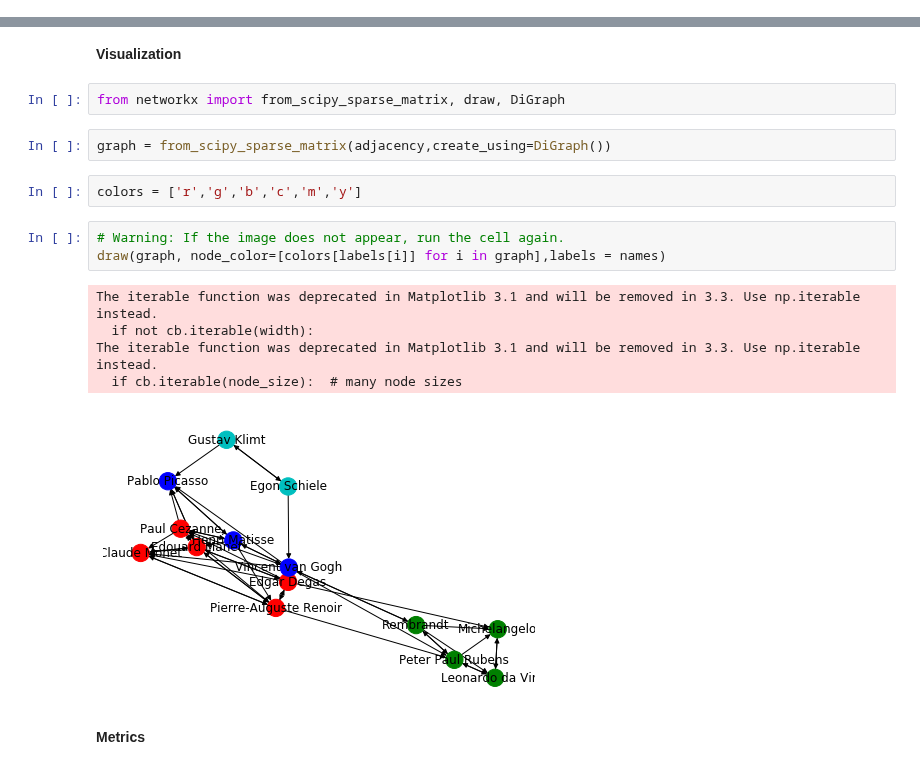
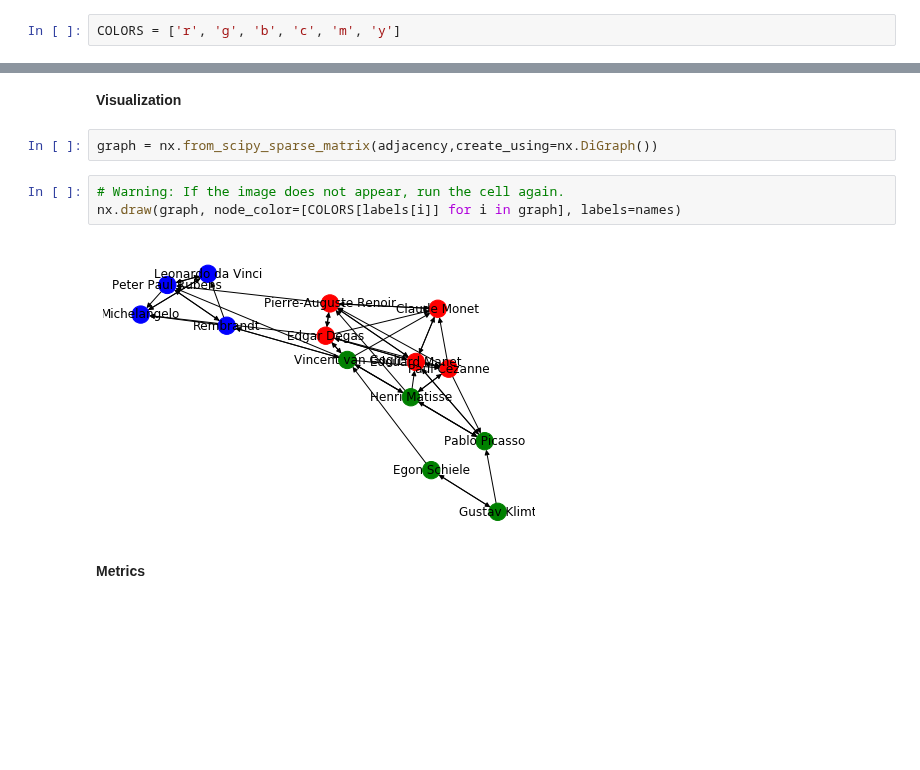
Before and after one commit to sknetwork-team/scikit-network, a Jupyter notebook: docs/tutorials/clustering/louvain.ipynb, the cells around one changed output, grey strips where cells are left out. Drawn from its saved outputs; the diff is of its cells as text; blank space fills up the shorter version.

```diff
--- a/docs/tutorials/clustering/louvain.ipynb
+++ b/docs/tutorials/clustering/louvain.ipynb
@@ -10,3 +10,5 @@ import sknetwork as skn
+# %%
+COLORS = ['r', 'g', 'b', 'c', 'm', 'y']
 # %% [markdown]
 ## Undirected graphs
 # %% [markdown]
@@ -104,20 +100,12 @@ print(unique_labels, counts)
 # %% [markdown]
 **Visualization**
-# %%
-from networkx import from_scipy_sparse_matrix, draw, DiGraph
 # %%
-graph = from_scipy_sparse_matrix(adjacency,create_using=DiGraph())
+graph = nx.from_scipy_sparse_matrix(adjacency,create_using=nx.DiGraph())
-# %%
-colors = ['r','g','b','c','m','y']
 # %%
 # Warning: If the image does not appear, run the cell again.
-draw(graph, node_color=[colors[labels[i]] for i in graph],labels = names)
+nx.draw(graph, node_color=[COLORS[labels[i]] for i in graph], labels=names)
 # %% [output]
-The iterable function was deprecated in Matplotlib 3.1 and will be removed in 3.3. Use np.iterable instead.
-  if not cb.iterable(width):
-The iterable function was deprecated in Matplotlib 3.1 and will be removed in 3.3. Use np.iterable instead.
-  if cb.iterable(node_size):  # many node sizes
-[figure, old version]
+[figure, new version]
 # %% [markdown]
 **Metrics**
 # %%
```
Also changed, not shown: parts of 33 cells of this notebook.
